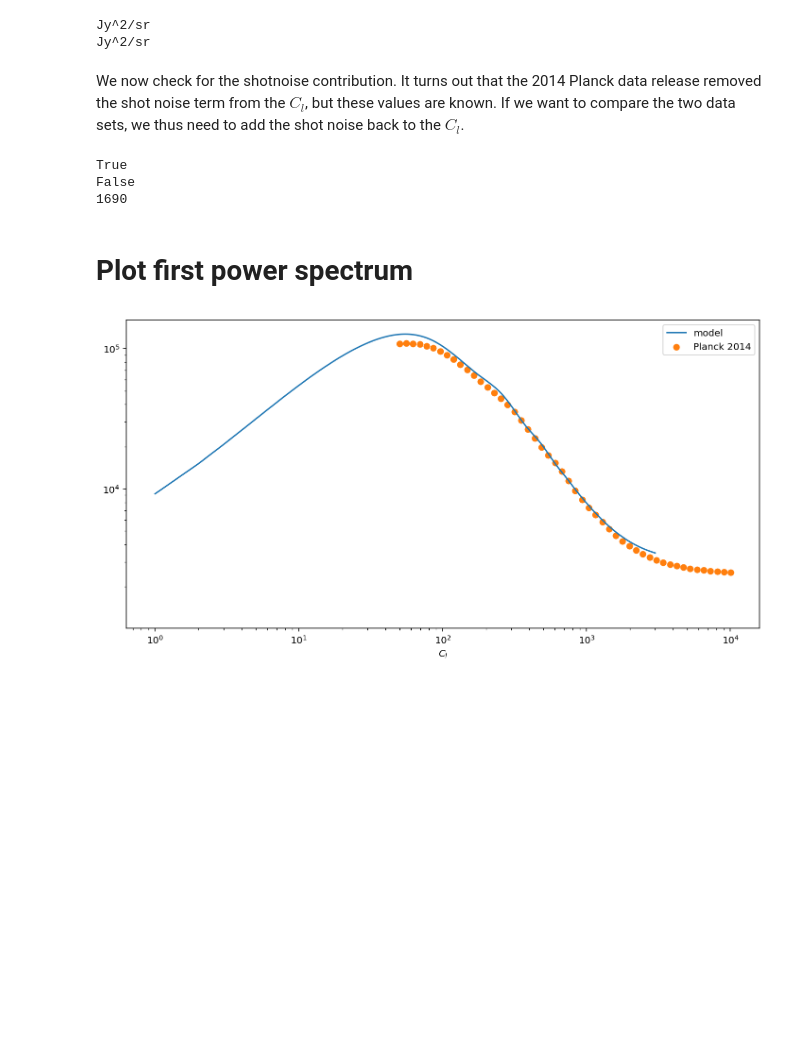
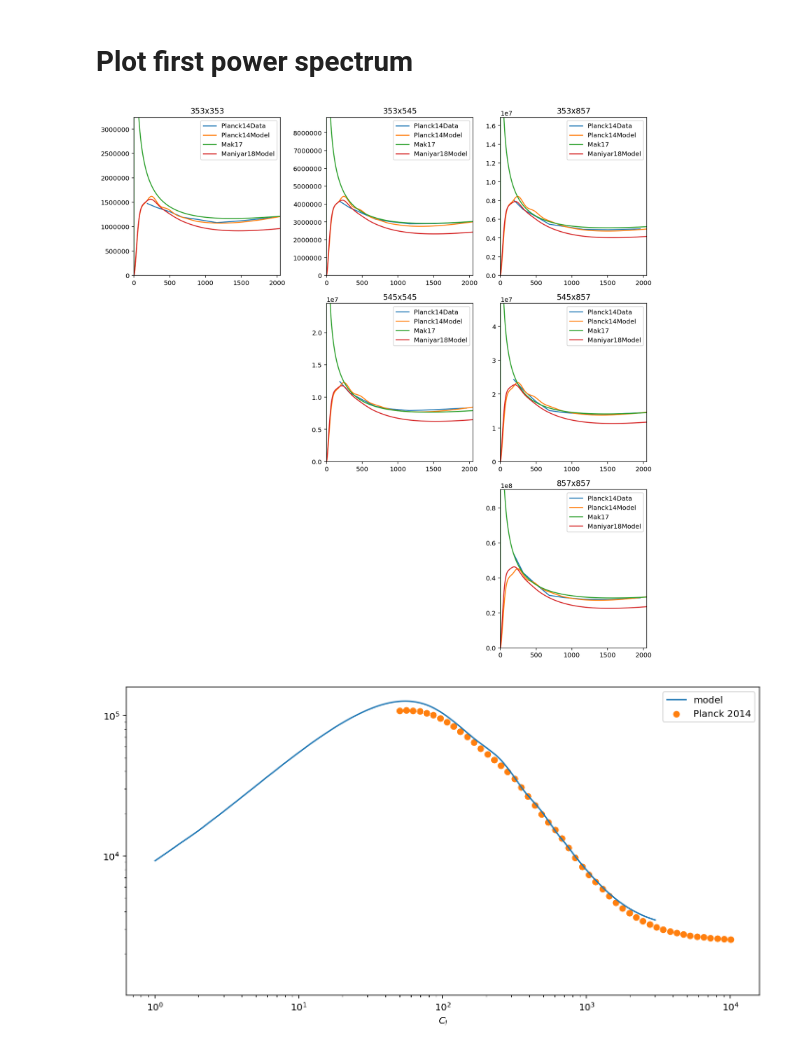
Before and after one commit to DanielLenz/CIBinfo, a Jupyter notebook: notebooks/autopower.ipynb, the cells around one changed output. Saved outputs shown, nothing was run; the diff lists cells and outputs as text; code cells hidden in the pictures; blank space fills up the shorter version.

```diff
--- a/notebooks/autopower.ipynb
+++ b/notebooks/autopower.ipynb
@@ -8,8 +8,5 @@ import itertools as it
 
 import numpy as np
 import matplotlib.pyplot as plt
-from matplotlib import rcParams
-rcParams['figure.figsize'] = (12, 6)
-# import seaborn as sns
 
-from cibinfo.powerspectra import autopower as cc
+from cibinfo.powerspectra import cibxcib as TT
@@ -23,22 +13,38 @@ planck2014 = cc.Planck2014(freq1=545)
-# %%
-# Units for the two
-print(model.unit)
-print(planck2014.unit)
-# %% [output]
-Jy^2/sr
-Jy^2/sr
-# %% [markdown]
-We now check for the shotnoise contribution. It turns out that the 2014 Planck data release removed the shot noise term from the $C_l$, but these values are known. If we want to compare the two data sets, we thus need to add the shot noise back to the $C_l$.
-# %%
-print(model.Cl_contains_SN)
-print(planck2014.Cl_contains_SN)
-print(planck2014.S)
-# %% [output]
-True
-False
-1690
 # %% [markdown]
 # Plot first power spectrum
+# %%
+freqs = ['353', '545', '857']
+n_freqs = len(freqs)
+
+ref_names = ['Planck14Data', 'Planck14Model', 'Mak17', 'Maniyar18Model']
+# %%
+fig, axes = plt.subplots(ncols=n_freqs, nrows=n_freqs, figsize=(4 * n_freqs, 4*n_freqs))
+
+for row_idx, row in enumerate(axes):
+    for col_idx, col in enumerate(row):
+        ax = axes[row_idx][col_idx]
+        # Skip lower triangle
+        if row_idx > col_idx:
+            ax.axis('off')
+            continue
+
+
+        for ref_name in ref_names:
+            ref = getattr(TT, ref_name)(freq1=freqs[row_idx], freq2=freqs[col_idx], unit='Jy^2/sr')
+
+            # plot
+            ax.plot(ref.l, ref.l*ref.Cl, label=ref_name)
+            ax.legend()
+
+            ax.set_title(f"{freqs[row_idx]}x{freqs[col_idx]}")
+
+            # Limits
+            ax.set_xlim(1, 2048)
+            ref_for_ylim = getattr(TT, 'Planck14Model')(freq1=freqs[row_idx], freq2=freqs[col_idx], unit='Jy^2/sr')
+            ref_for_ylim = ref_for_ylim.l*ref_for_ylim.Cl
+            ax.set_ylim(0., ref_for_ylim.max()*2.)
+# %% [output]
+[figure, added]
 # %%
 plt.plot(model.l, model.Cl, label='model')
 plt.scatter(planck2014.l, planck2014.Cl + planck2014.S, label='Planck 2014', c='C1')
```
Also changed, not shown: parts of 3 cells of this notebook, 1 other file.
